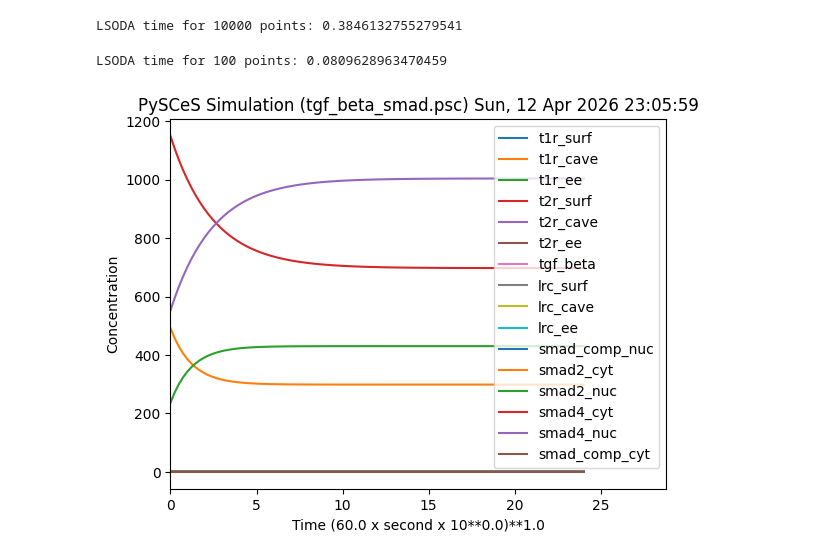
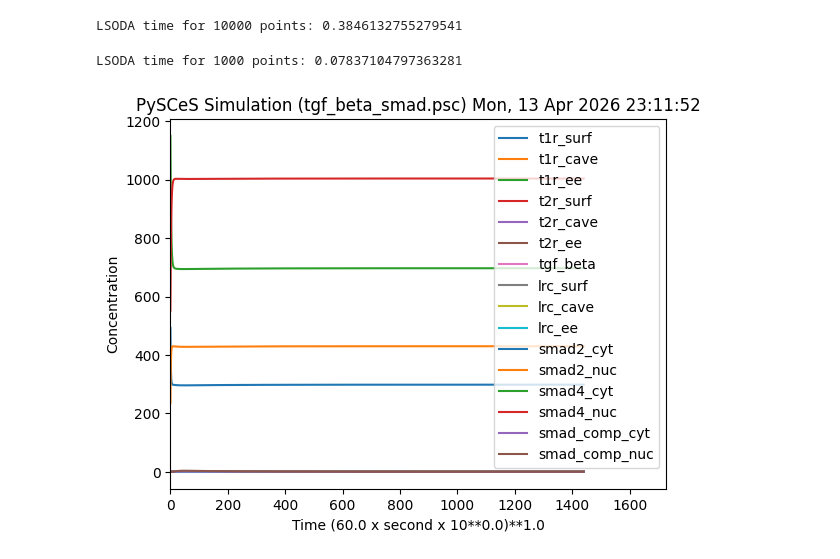
Before and after one commit to js134711/stochpy, a Jupyter notebook: pysces/simulations.ipynb, the cells around one changed output. Cells and saved outputs as stored; diff of their text form; code cells hidden in the pictures.

```diff
--- a/pysces/simulations.ipynb
+++ b/pysces/simulations.ipynb
@@ -46,10 +38,10 @@ model.doSim(end = 24, points = 10000)
 # %% [output]
 LSODA time for 10000 points: 0.3846132755279541
 # %%
-model.doSimPlot(end=24, points=100, plot='species', fmt='lines', filename=None)
+model.doSimPlot(end=24*60, points=1000, plot='species', fmt='lines', filename=None)
 # %% [output]
-LSODA time for 100 points: 0.0809628963470459
+LSODA time for 1000 points: 0.07837104797363281
-[figure, old version]
+[figure, new version]
 # %%
 model.showSpecies(),model.showSpeciesI()
 # %% [output]
```
Also changed, not shown: parts of 7 cells of this notebook, 1 other file.
